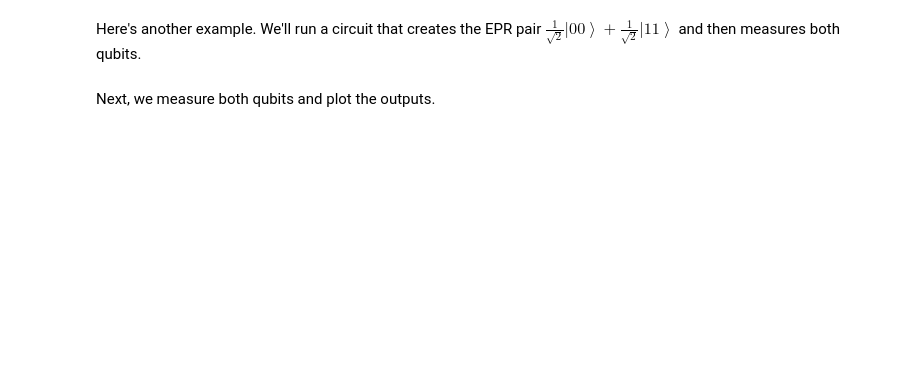
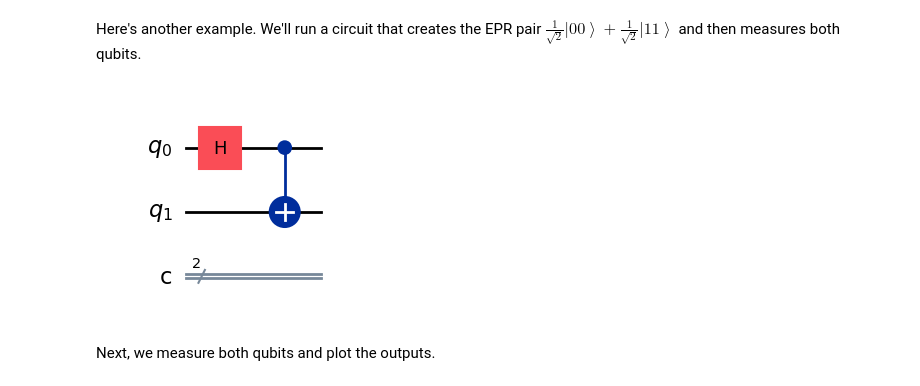
Before and after one commit to ardroc92/493Q, a Jupyter notebook: First_quantum_program.ipynb, the cells around one changed output. Saved outputs shown, nothing was run; the diff lists cells and outputs as text; code cells hidden in the pictures; blank space fills up the shorter version.

```diff
--- a/First_quantum_program.ipynb
+++ b/First_quantum_program.ipynb
@@ -121,14 +135,18 @@ circ.draw(output="mpl")
 # %% [markdown]
 Here's another example. We'll run a circuit that creates the EPR pair $\frac{1}{\sqrt{2}}\left| 00 \right\rangle + \frac{1}{\sqrt{2}}\left| 11 \right\rangle$ and then measures both qubits.
 # %%
-circ = QuantumCircuit(2, 2)  # the first argument specifies that we are building a circuit of 2 qubits.
+circ = QuantumCircuit(
+    2, 2
+)  # the first argument specifies that we are building a circuit of 2 qubits.
 # The second argument specifies that we'll be measuring both qubits.
 
 circ.h(0)  # Adds a Hadamard on the first qubit (Python starts counting from zero..)
 
 circ.cx(0, 1)  # Adds a CNOT gate on control qubit 0 and target qubit 1.
 
 circ.draw(output="mpl")
+# %% [output]
+[figure, added]
 # %% [markdown]
 Next, we measure both qubits and plot the outputs.
 # %%
```
Also changed, not shown: parts of 19 cells of this notebook.
